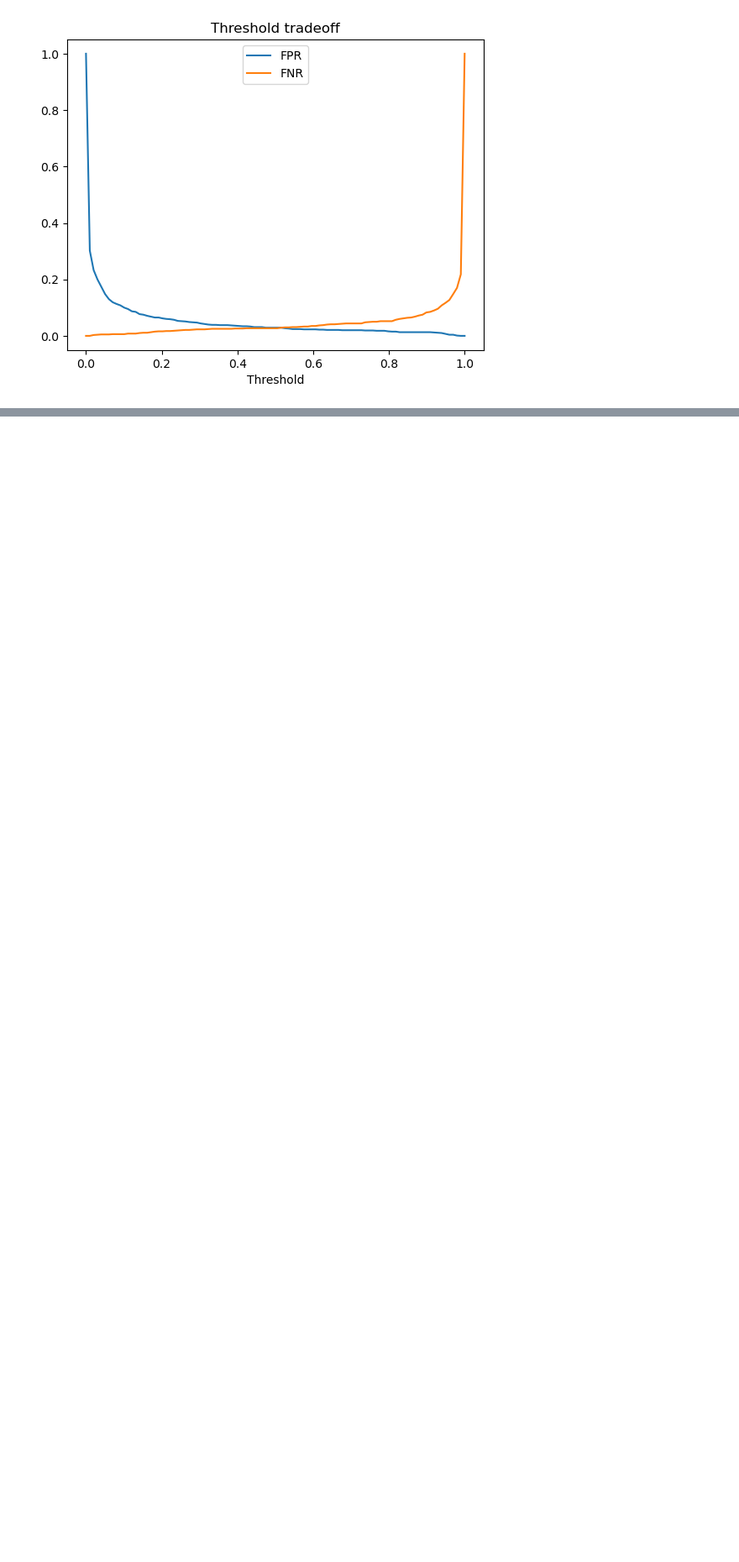
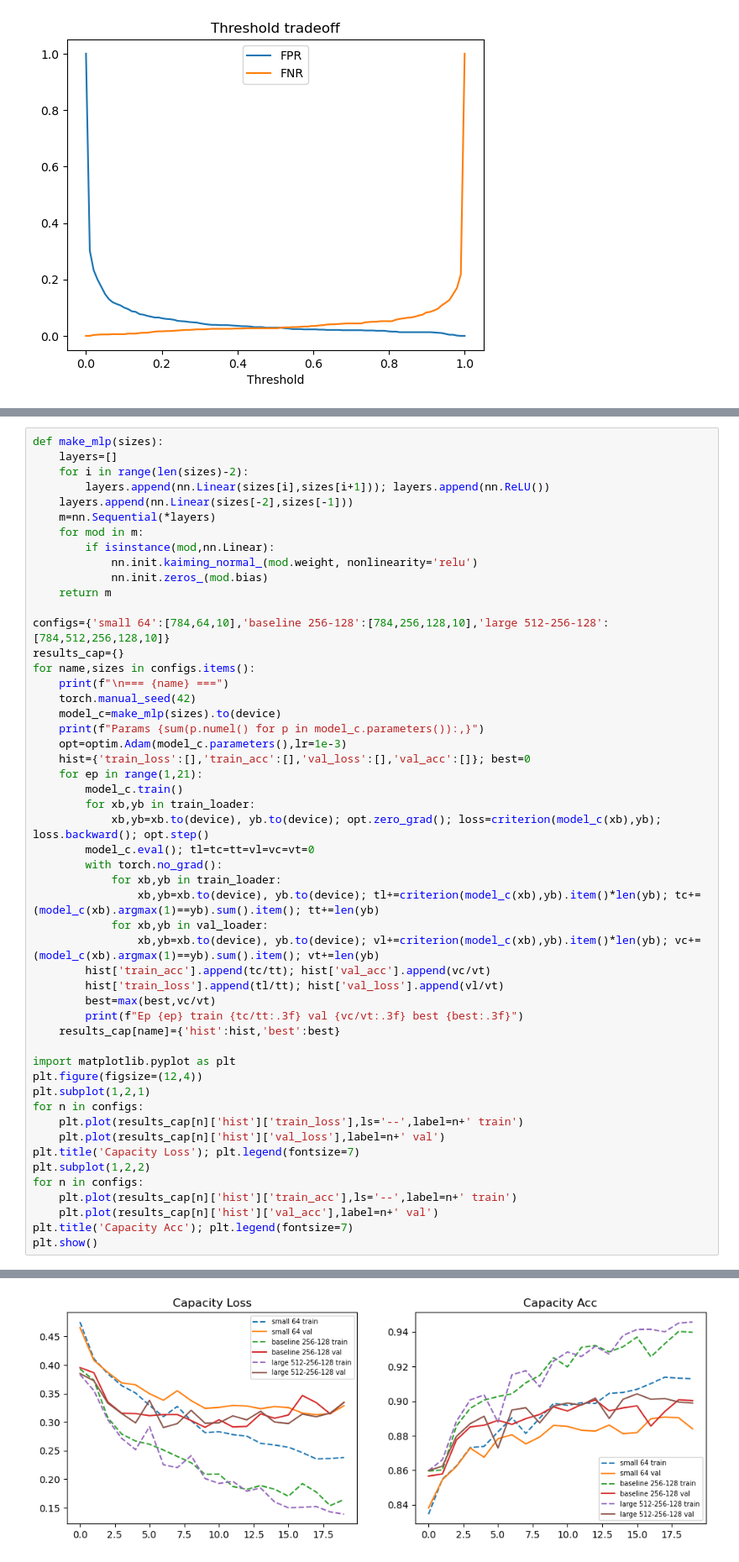
Before and after one commit to oyenugaesther/ecs708-fashion-mnist, a Jupyter notebook: notebooks/main.ipynb, the cells around one changed output, grey strips where cells are left out. Shown at 84% size. Cells and saved outputs as stored; diff of their text form; blank space fills up the shorter version.

Commit message:
Part 2 complete - baseline 0.89 + capacity + LR plots

```diff
--- a/notebooks/main.ipynb
+++ b/notebooks/main.ipynb
@@ -149,0 +242,52 @@ plt.xlabel('Threshold');plt.legend();plt.title('Threshold tradeoff');plt.show()
+# %%
+def make_mlp(sizes):
+    layers=[]
+    for i in range(len(sizes)-2):
+        layers.append(nn.Linear(sizes[i],sizes[i+1])); layers.append(nn.ReLU())
+    layers.append(nn.Linear(sizes[-2],sizes[-1]))
+    m=nn.Sequential(*layers)
+    for mod in m:
+        if isinstance(mod,nn.Linear):
+            nn.init.kaiming_normal_(mod.weight, nonlinearity='relu')
+            nn.init.zeros_(mod.bias)
+    return m
+
+configs={'small 64':[784,64,10],'baseline 256-128':[784,256,128,10],'large 512-256-128':[784,512,256,128,10]}
+results_cap={}
+for name,sizes in configs.items():
+    print(f"\n=== {name} ===")
+    torch.manual_seed(42)
+    model_c=make_mlp(sizes).to(device)
+    print(f"Params {sum(p.numel() for p in model_c.parameters()):,}")
+    opt=optim.Adam(model_c.parameters(),lr=1e-3)
+    hist={'train_loss':[],'train_acc':[],'val_loss':[],'val_acc':[]}; best=0
+    for ep in range(1,21):
+        model_c.train()
+        for xb,yb in train_loader:
+            xb,yb=xb.to(device), yb.to(device); opt.zero_grad(); loss=criterion(model_c(xb),yb); loss.backward(); opt.step()
+        model_c.eval(); tl=tc=tt=vl=vc=vt=0
+        with torch.no_grad():
+            for xb,yb in train_loader:
+                xb,yb=xb.to(device), yb.to(device); tl+=criterion(model_c(xb),yb).item()*len(yb); tc+=(model_c(xb).argmax(1)==yb).sum().item(); tt+=len(yb)
+            for xb,yb in val_loader:
+                xb,yb=xb.to(device), yb.to(device); vl+=criterion(model_c(xb),yb).item()*len(yb); vc+=(model_c(xb).argmax(1)==yb).sum().item(); vt+=len(yb)
+        hist['train_acc'].append(tc/tt); hist['val_acc'].append(vc/vt)
+        hist['train_loss'].append(tl/tt); hist['val_loss'].append(vl/vt)
+        best=max(best,vc/vt)
+        print(f"Ep {ep} train {tc/tt:.3f} val {vc/vt:.3f} best {best:.3f}")
+    results_cap[name]={'hist':hist,'best':best}
+
+import matplotlib.pyplot as plt
+plt.figure(figsize=(12,4))
+plt.subplot(1,2,1)
+for n in configs:
+    plt.plot(results_cap[n]['hist']['train_loss'],ls='--',label=n+' train')
+    plt.plot(results_cap[n]['hist']['val_loss'],label=n+' val')
+plt.title('Capacity Loss'); plt.legend(fontsize=7)
+plt.subplot(1,2,2)
+for n in configs:
+    plt.plot(results_cap[n]['hist']['train_acc'],ls='--',label=n+' train')
+    plt.plot(results_cap[n]['hist']['val_acc'],label=n+' val')
+plt.title('Capacity Acc'); plt.legend(fontsize=7)
+plt.show()
+# %% [output]
@@ -149,0 +311 @@ plt.xlabel('Threshold');plt.legend();plt.title('Threshold tradeoff');plt.show()
+[figure, added]
```
Also changed, not shown: parts of 7 cells of this notebook.
